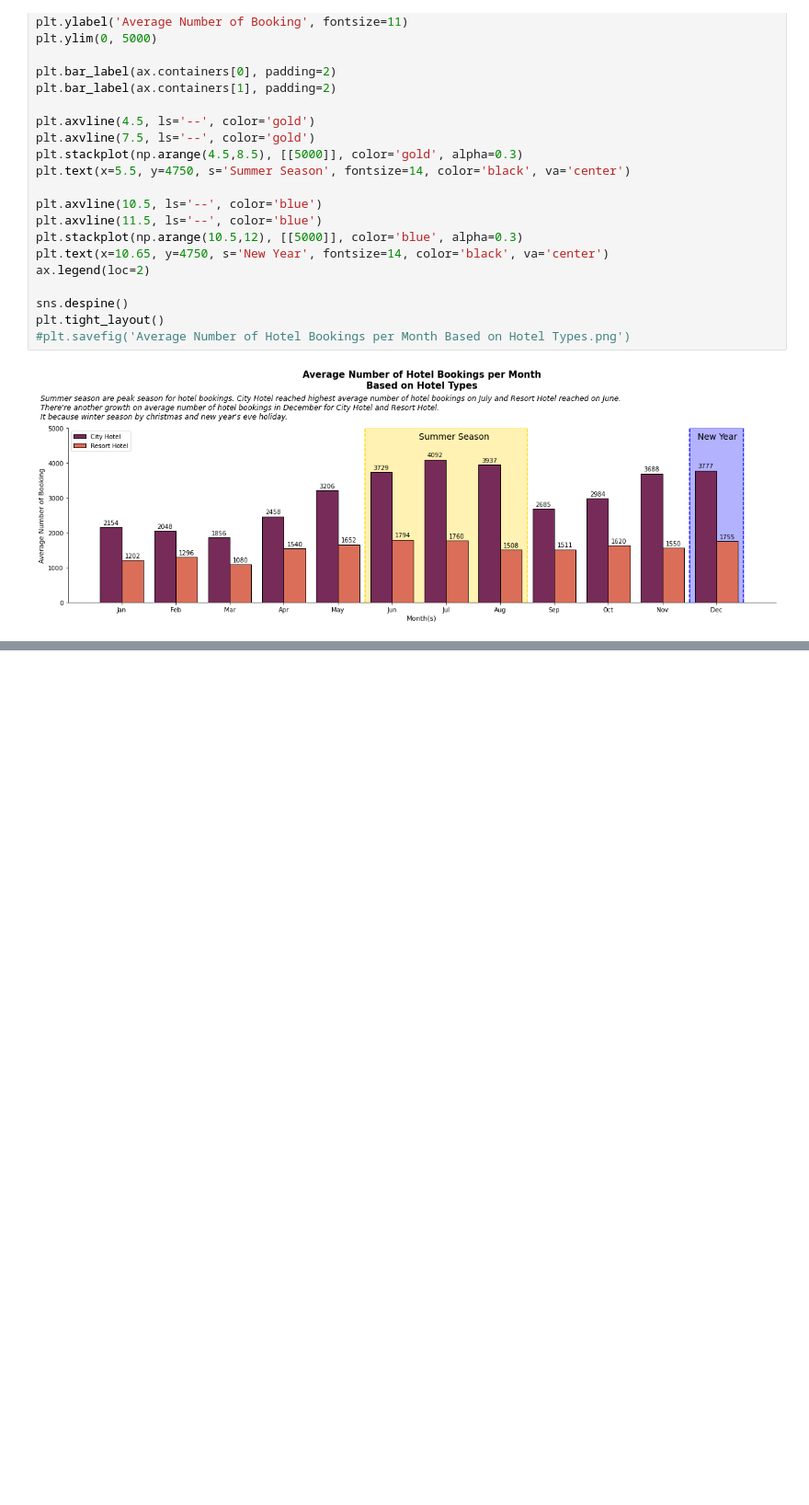
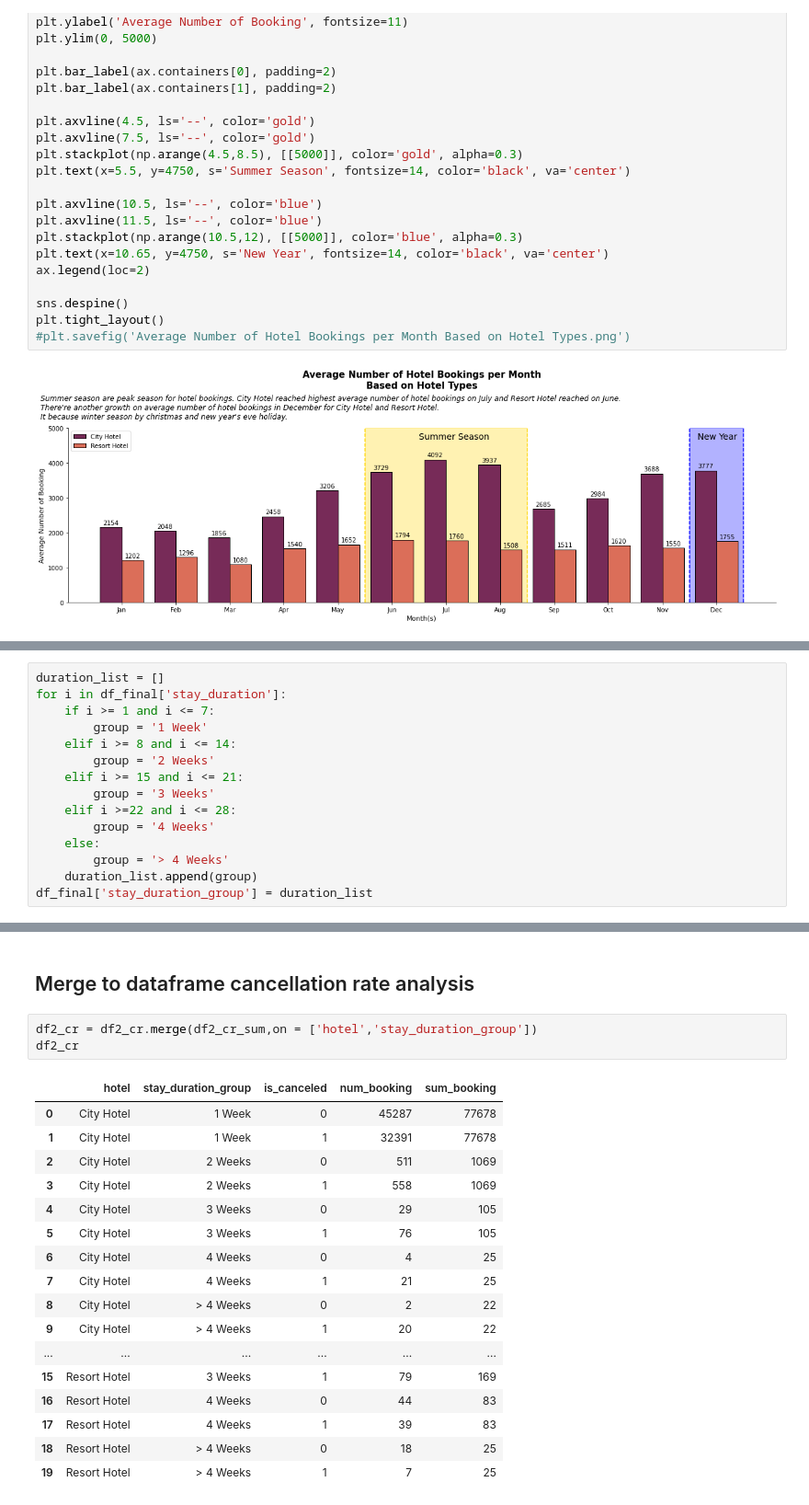
Before and after one commit to audryannoor/Investigate-Hotel-Business-using-Data-Visualization, a Jupyter notebook: Rafif Noor Audryan_Investigate Hotel Business using Data-Visualization.ipynb, the cells around one changed output, grey strips where cells are left out. Shown at 92% size. Saved outputs shown, nothing was run; the diff lists cells and outputs as text; blank space fills up the shorter version.

```diff
--- a/Rafif Noor Audryan_Investigate Hotel Business using Data-Visualization.ipynb
+++ b/Rafif Noor Audryan_Investigate Hotel Business using Data-Visualization.ipynb
@@ -320,0 +353,15 @@ plt.tight_layout()
+# %%
+duration_list = []
+for i in df_final['stay_duration']:
+    if i >= 1 and i <= 7:
+        group = '1 Week'
+    elif i >= 8 and i <= 14:
+        group = '2 Weeks'
+    elif i >= 15 and i <= 21:
+        group = '3 Weeks'
+    elif i >=22 and i <= 28:
+        group = '4 Weeks'
+    else:
+        group = '> 4 Weeks'
+    duration_list.append(group)
+df_final['stay_duration_group'] = duration_list
@@ -320,0 +417,23 @@ plt.tight_layout()
+# %% [markdown]
+## Merge to dataframe cancellation rate analysis
+# %%
+df2_cr = df2_cr.merge(df2_cr_sum,on = ['hotel','stay_duration_group'])
+df2_cr
+# %% [output]
+|  | hotel | stay_duration_group | is_canceled | num_booking | sum_booking |
+| 0 | City Hotel | 1 Week | 0 | 45287 | 77678 |
+| 1 | City Hotel | 1 Week | 1 | 32391 | 77678 |
+| 2 | City Hotel | 2 Weeks | 0 | 511 | 1069 |
+| 3 | City Hotel | 2 Weeks | 1 | 558 | 1069 |
+| 4 | City Hotel | 3 Weeks | 0 | 29 | 105 |
+| 5 | City Hotel | 3 Weeks | 1 | 76 | 105 |
+| 6 | City Hotel | 4 Weeks | 0 | 4 | 25 |
+| 7 | City Hotel | 4 Weeks | 1 | 21 | 25 |
+| 8 | City Hotel | > 4 Weeks | 0 | 2 | 22 |
+| 9 | City Hotel | > 4 Weeks | 1 | 20 | 22 |
+| ... | ... | ... | ... | ... | ... |
+| 15 | Resort Hotel | 3 Weeks | 1 | 79 | 169 |
+| 16 | Resort Hotel | 4 Weeks | 0 | 44 | 83 |
+| 17 | Resort Hotel | 4 Weeks | 1 | 39 | 83 |
+| 18 | Resort Hotel | > 4 Weeks | 0 | 18 | 25 |
+| 19 | Resort Hotel | > 4 Weeks | 1 | 7 | 25 |
```
Also changed, not shown: parts of 43 cells of this notebook.
